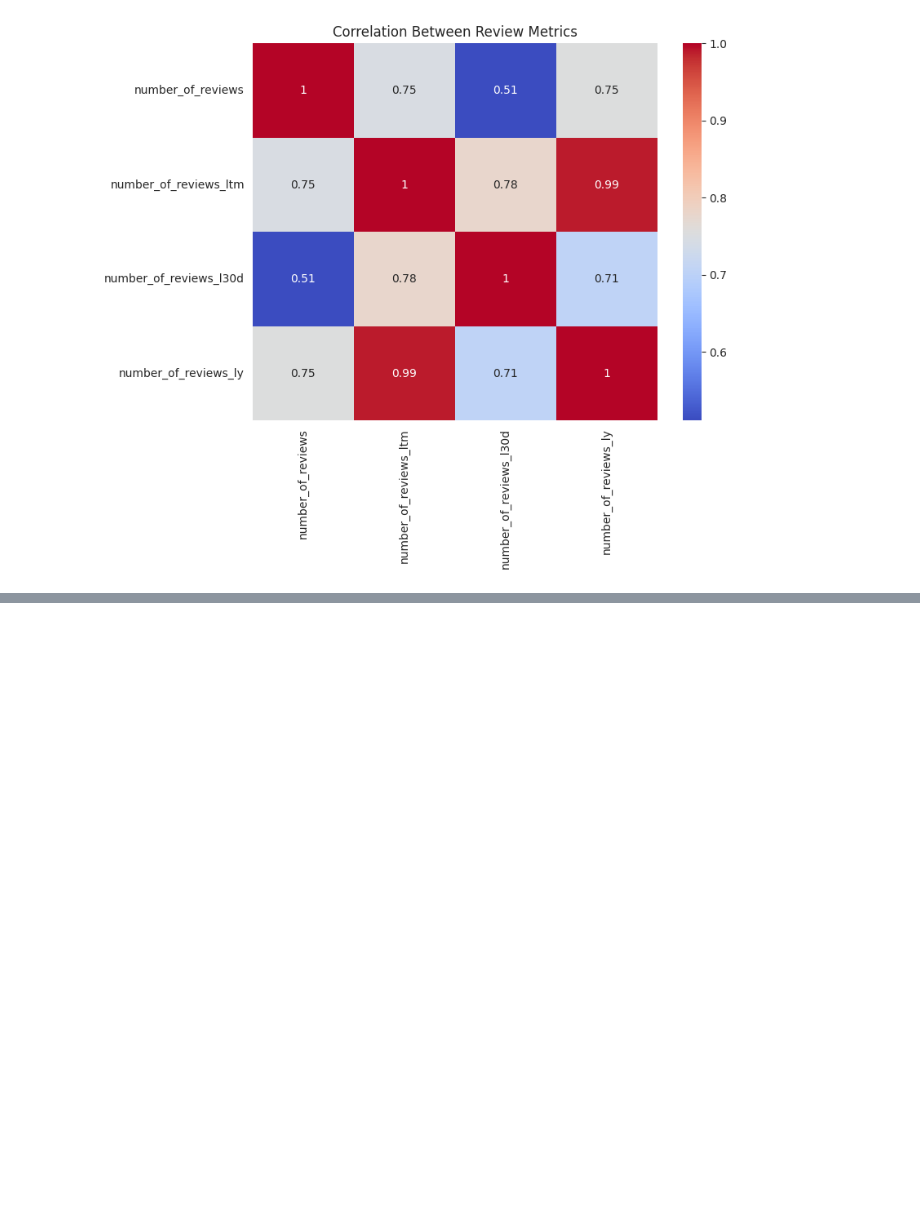
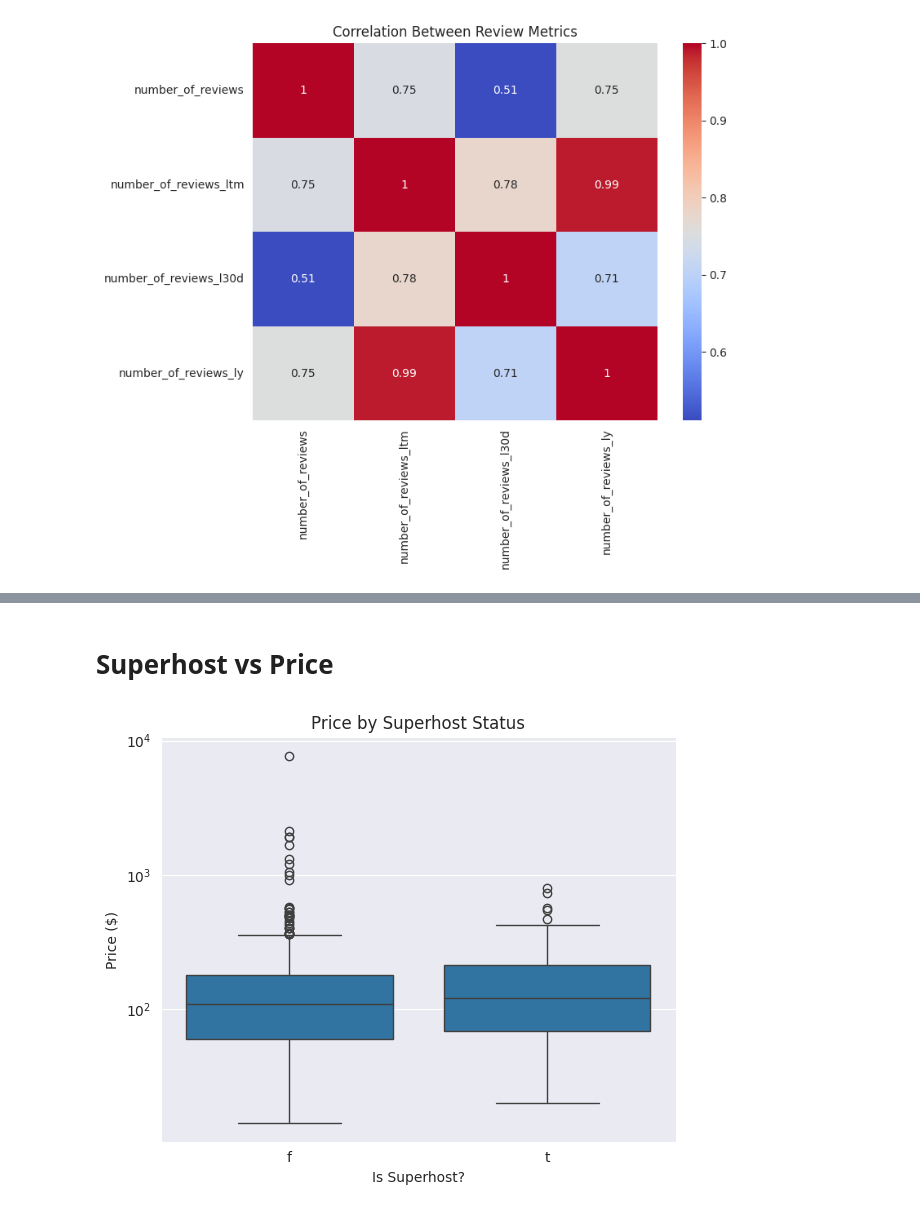
Before and after one commit to dominika232323/Harsh-Review-Detector, a Jupyter notebook: notebooks/1.0-db-data-analysis.ipynb, the cells around one changed output, grey strips where cells are left out. Saved outputs shown, nothing was run; the diff lists cells and outputs as text; code cells hidden in the pictures; blank space fills up the shorter version.

```diff
--- a/notebooks/1.0-db-data-analysis.ipynb
+++ b/notebooks/1.0-db-data-analysis.ipynb
@@ -393,0 +429,13 @@ plt.show()
+# %% [markdown]
+# Superhost vs Price
+# %%
+plt.figure(figsize=(6, 5))
+sns.boxplot(data=df, x='host_is_superhost', y='price')
+plt.title("Price by Superhost Status")
+plt.xlabel("Is Superhost?")
+plt.ylabel("Price ($)")
+plt.yscale("log")
+plt.tight_layout()
+plt.show()
+# %% [output]
+[figure, added]
```
Also changed, not shown: parts of 10 cells of this notebook.
